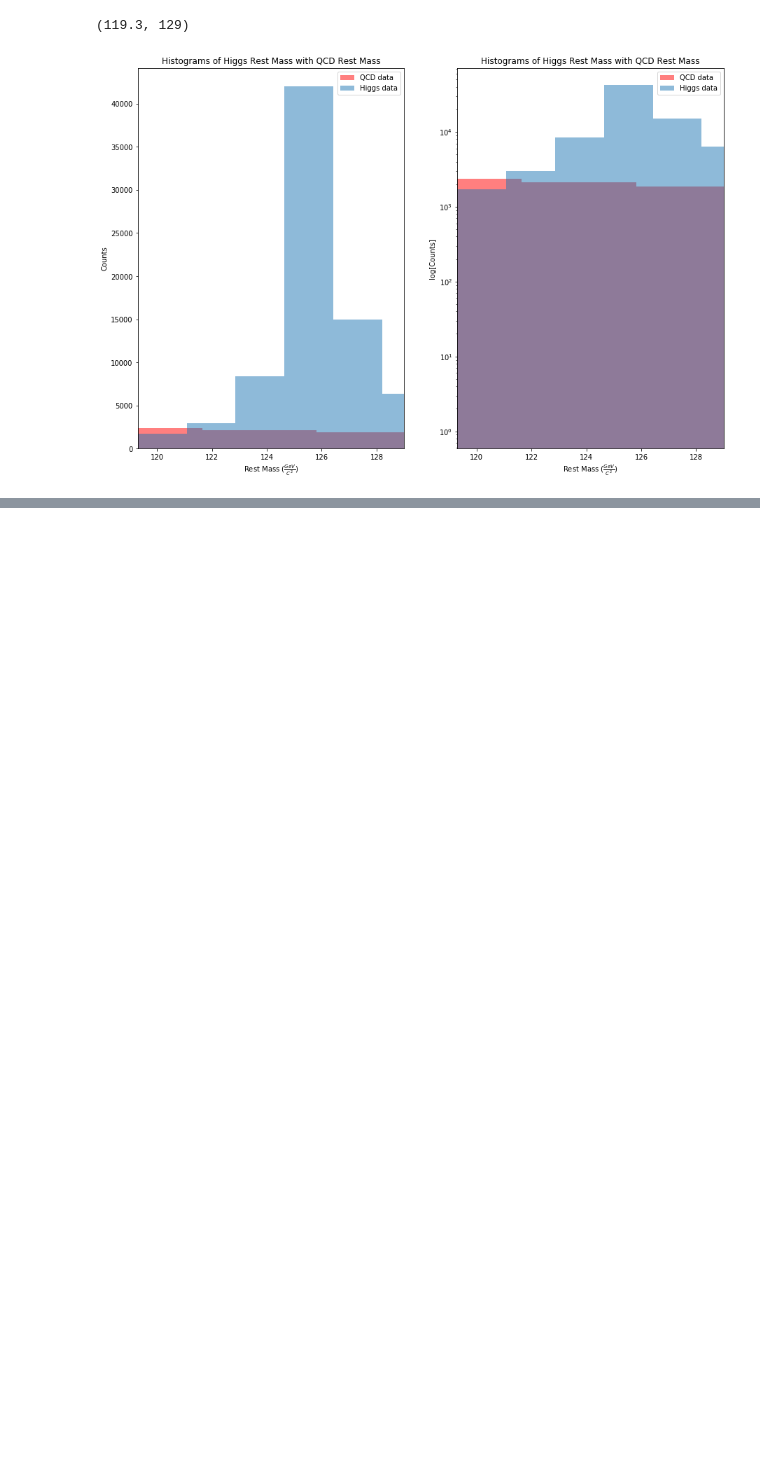
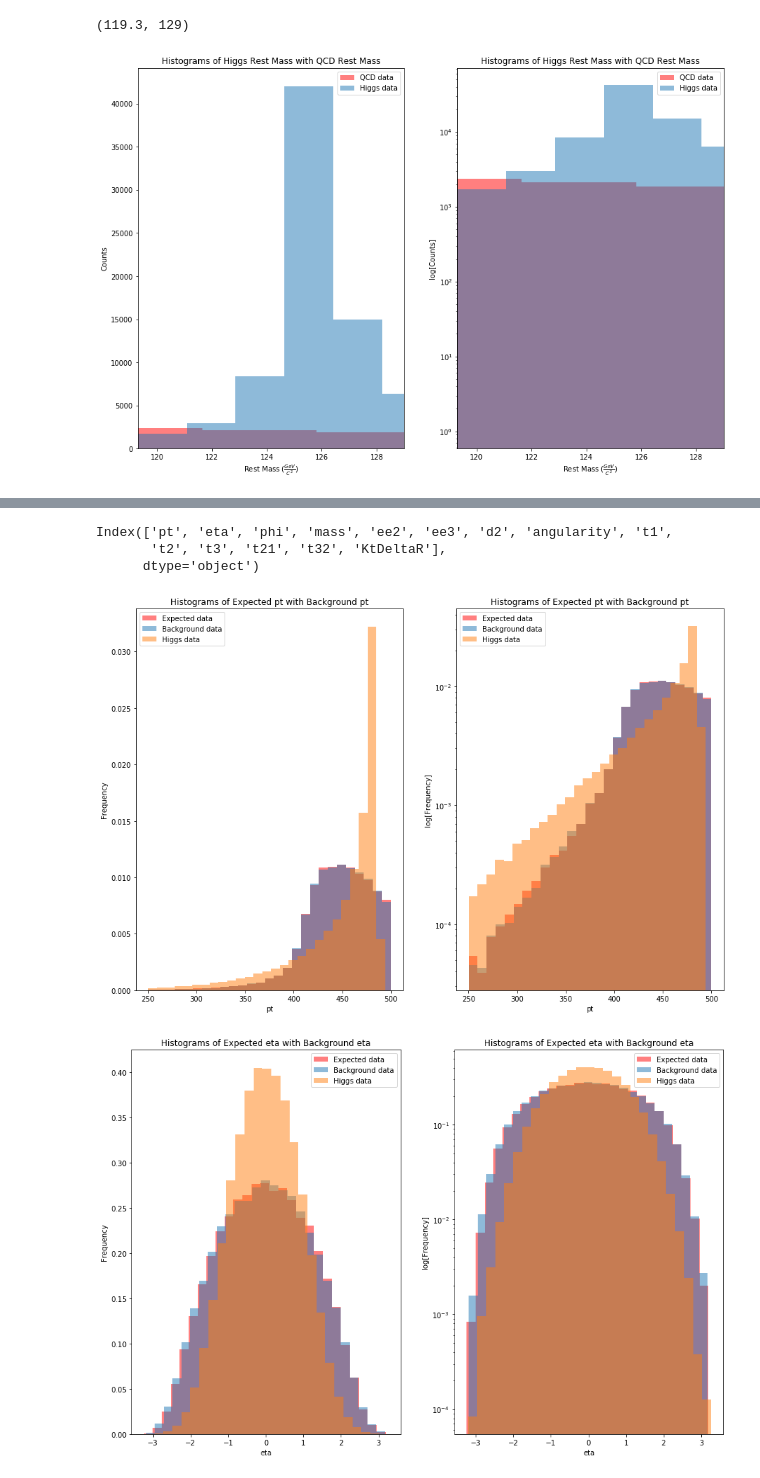
Before and after one commit to nsyochum/Physics-434, a Jupyter notebook: Lab_7/Lab_7.ipynb, the cells around one changed output, grey strips where cells are left out. Cells and saved outputs as stored; diff of their text form; code cells hidden in the pictures; blank space fills up the shorter version.

```diff
--- a/Lab_7/Lab_7.ipynb
+++ b/Lab_7/Lab_7.ipynb
@@ -437,0 +376,41 @@ From these plots, it appears that transverse momentum, ECF-2 ratio, t_2, t_3, t_
+# %%
+import pandas as pd
+
+high_lum_data = pd.read_hdf('data_highLumi_pt_250_500.h5')
+low_lum_data = pd.read_hdf('data_lowLumi_pt_250_500.h5')
+
+high_lum_data.keys()
+# %% [output]
+Index(['pt', 'eta', 'phi', 'mass', 'ee2', 'ee3', 'd2', 'angularity', 't1',
+       't2', 't3', 't21', 't32', 'KtDeltaR'],
+      dtype='object')
+# %%
+def histograms_3(x_1, x_2, x_3, name, bins):
+    plt.rcParams["figure.figsize"] = (15,10)
+    fig, ax = plt.subplots(1, 2)
+
+    ax[0].hist(x_1, color = 'red', alpha=0.5, label = 'Expected data', bins = bins, density = True)
+    ax[0].hist(x_2, alpha=0.5, label='Background data', bins = bins, density = True)
+    ax[0].hist(x_3, alpha=0.5, label='Higgs data', bins = bins, density=True)
+    ax[1].hist(x_1, color = 'red', alpha=0.5, label = 'Expected data', bins = bins, density = True)
+    ax[1].hist(x_2, alpha=0.5, label='Background data', bins = bins, density = True)
+    ax[1].hist(x_3, alpha=0.5, label='Higgs data', bins = bins, density=True)
+
+    ax[0].set_title('Histograms of Expected ' + name + ' with Background '+ name)
+    ax[0].set_ylabel('Frequency')
+    ax[0].set_xlabel(name)
+    ax[0].legend()
+
+    ax[1].set_title('Histograms of Expected ' + name + ' with Background '+ name)
+    ax[1].set_ylabel('log[Frequency]')
+    ax[1].set_xlabel(name)
+    ax[1].legend()
+    ax[1].set_yscale('log')
+
+    return ax
+# %%
+for var in high_lum_data.keys():
+    histograms_3(qcd_data.get(var), high_lum_data.get(var), higgs_data.get(var), var, 27)
+# %% [output]
+[figure, added]
+[figure, added]
```
Also changed, not shown: parts of 55 cells of this notebook.
